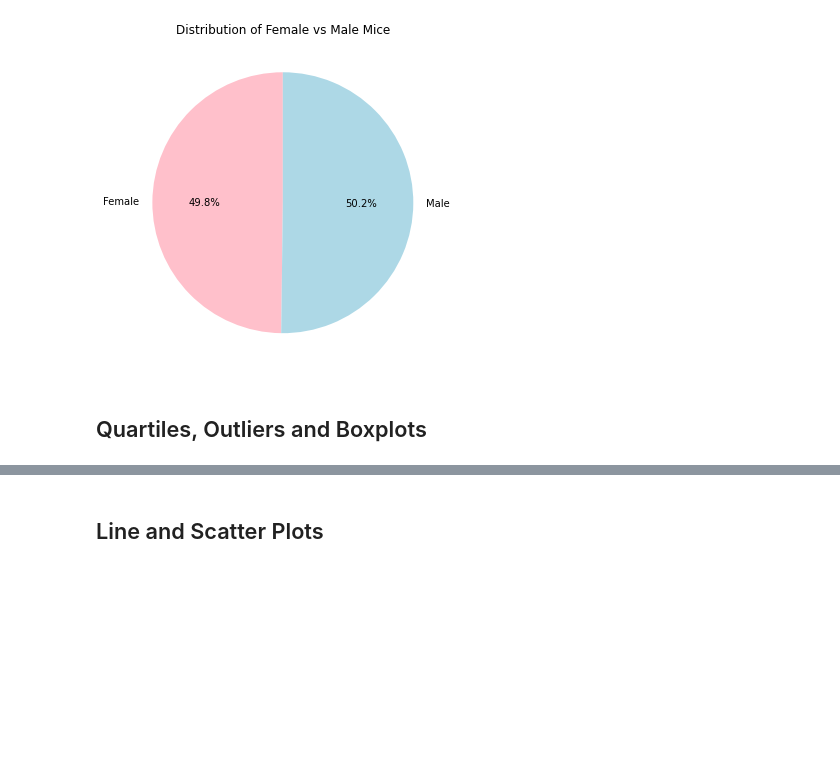
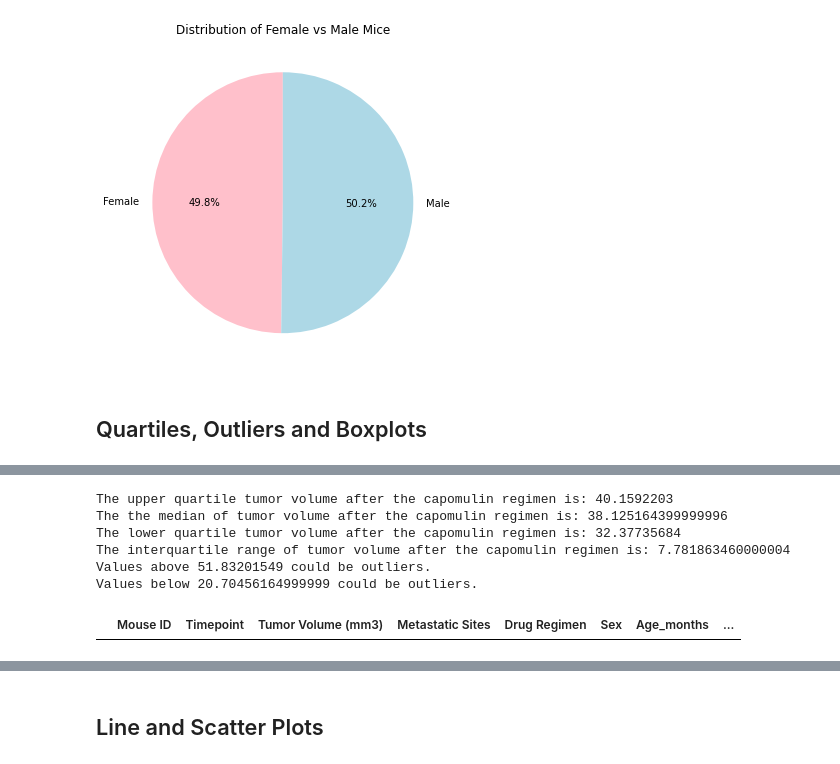
Before and after one commit to normanchan19/matplotlib-challenge, a Jupyter notebook: Pymaceuticals/pymaceuticals_starter.ipynb, the cells around one changed output, grey strips where cells are left out. Saved outputs shown, nothing was run; the diff lists cells and outputs as text; code cells hidden in the pictures; blank space fills up the shorter version.

```diff
--- a/Pymaceuticals/pymaceuticals_starter.ipynb
+++ b/Pymaceuticals/pymaceuticals_starter.ipynb
@@ -239,0 +268,37 @@ Text(0.5, 1.0, 'Distribution of Female vs Male Mice')
+# %%
+# Dataframe of last timepoints of only capomulin mice
+capomulin_final_timepoints_df = target_regimen_final_timepoints_df[target_regimen_final_timepoints_df["Drug Regimen"] == "Capomulin"]
+capomulin_final_timepoints_df.reset_index(drop=True, inplace=True)
+#capomulin_final_timepoints_df
+
+# Calculate upper and lower quartiles, median, and IQR
+capomulin_quartiles = capomulin_final_timepoints_df['Tumor Volume (mm3)'].quantile([.25,.5,.75])
+capomulin_lowerq = capomulin_quartiles[0.25]
+capomulin_upperq = capomulin_quartiles[0.75]
+capomulin_iqr = capomulin_upperq-capomulin_lowerq
+
+# Print upper and lower quartiles, median, and IQR
+print(f"The upper quartile tumor volume after the capomulin regimen is: {capomulin_upperq}")
+print(f"The the median of tumor volume after the capomulin regimen is: {capomulin_quartiles[0.5]} ")
+print(f"The lower quartile tumor volume after the capomulin regimen is: {capomulin_lowerq}")
+print(f"The interquartile range of tumor volume after the capomulin regimen is: {capomulin_iqr}")
+
+# Calculate upper and lower bounds
+capomulin_upper_bound = capomulin_upperq + (1.5*capomulin_iqr)
+capomulin_lower_bound = capomulin_lowerq - (1.5*capomulin_iqr)
+
+# Print upper and lower bounds
+print(f"Values above {capomulin_upper_bound} could be outliers.")
+print(f"Values below {capomulin_lower_bound} could be outliers.")
+
+# Identify outliers of capomulin mice
+capomulin_outliers = capomulin_final_timepoints_df.loc[(capomulin_final_timepoints_df['Tumor Volume (mm3)'] < capomulin_lower_bound) | (capomulin_final_timepoints_df['Tumor Volume (mm3)'] > capomulin_upper_bound)]
+capomulin_outliers
+# %% [output]
+The upper quartile tumor volume after the capomulin regimen is: 40.1592203
+The the median of tumor volume after the capomulin regimen is: 38.125164399999996
+The lower quartile tumor volume after the capomulin regimen is: 32.37735684
+The interquartile range of tumor volume after the capomulin regimen is: 7.781863460000004
+Values above 51.83201549 could be outliers.
+Values below 20.70456164999999 could be outliers.
+|  | Mouse ID | Timepoint | Tumor Volume (mm3) | Metastatic Sites | Drug Regimen | Sex | Age_months | ... |
```
Also changed, not shown: parts of 7 cells of this notebook.
